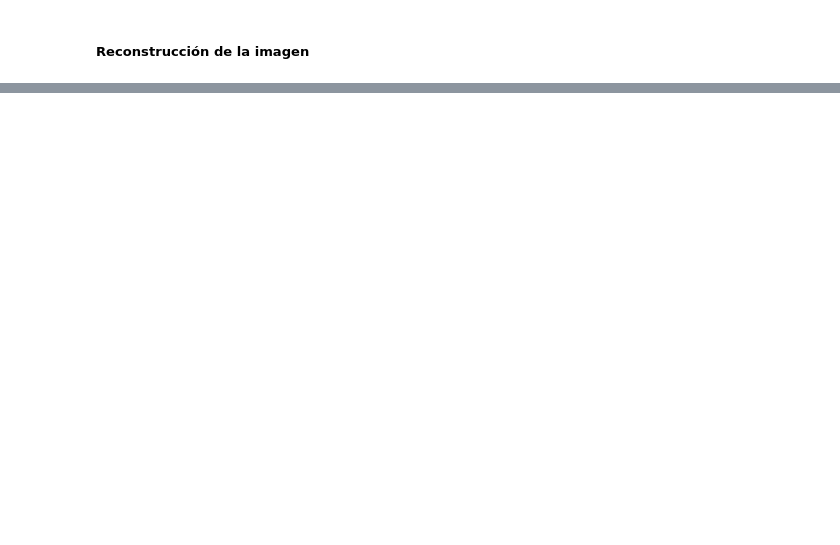
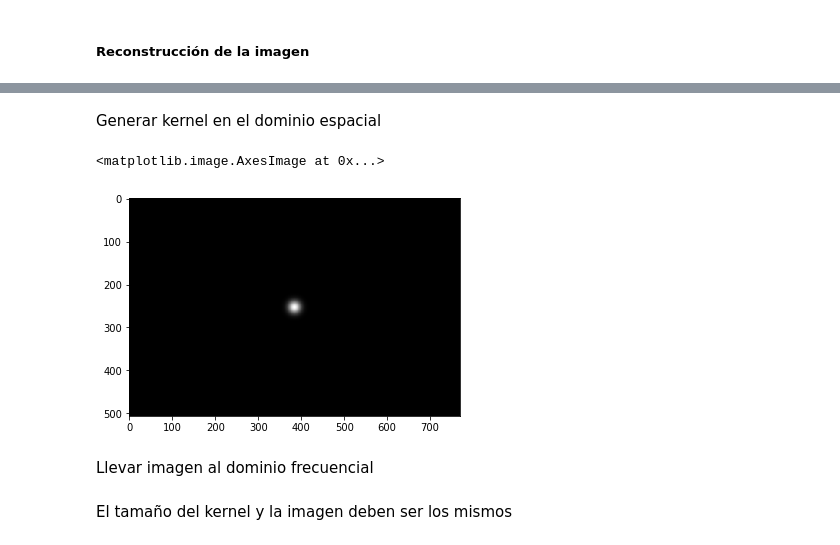
Before and after one commit to luiscib3r/Procesamiento-de-Imagenes, a Jupyter notebook: Seminario/Filtrado de imágenes en el dominio de la frecuencia.ipynb, the cells around one changed output, grey strips where cells are left out. Cells and saved outputs as stored; diff of their text form; code cells hidden in the pictures; blank space fills up the shorter version.

```diff
--- a/Seminario/Filtrado de imágenes en el dominio de la frecuencia.ipynb
+++ b/Seminario/Filtrado de imágenes en el dominio de la frecuencia.ipynb
@@ -259,0 +299,13 @@ show()
+# %%
+im = rgb2gray(imread('taj.jpg'))
+# %% [markdown]
+Generar kernel en el dominio espacial
+# %%
+kernel = outer(gaussian(im.shape[0], 10), gaussian(im.shape[1], 10))
+# %%
+imshow(kernel)
+# %% [output]
+<matplotlib.image.AxesImage at 0x...>
+[figure, added]
+# %% [markdown]
+Llevar imagen al dominio frecuencial
@@ -259,0 +314,2 @@ show()
+# %% [markdown]
+El tamaño del kernel y la imagen deben ser los mismos
```
Also changed, not shown: parts of 17 cells of this notebook, 2 other files.
